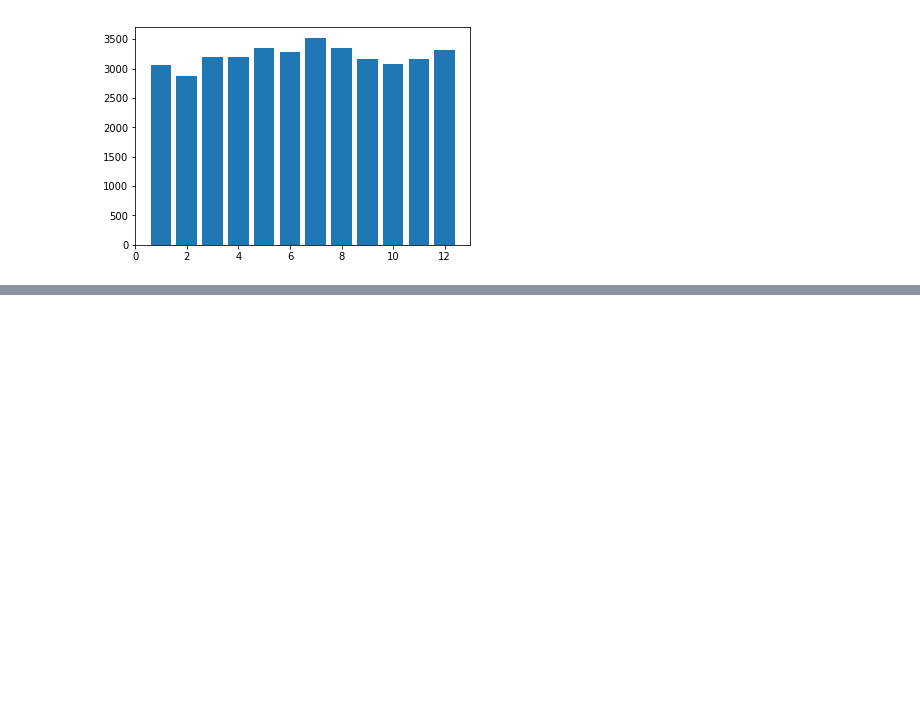
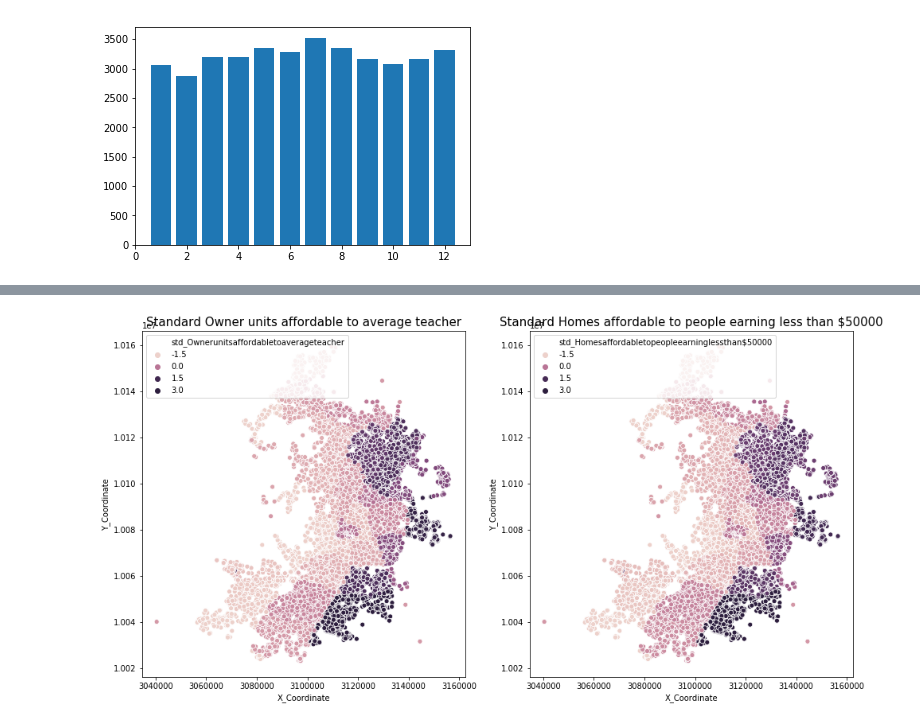
Before and after one commit to qiuxiao-chen/project-2, a Jupyter notebook: project2_anny.ipynb, the cells around one changed output, grey strips where cells are left out. Cells and saved outputs as stored; diff of their text form; code cells hidden in the pictures; blank space fills up the shorter version.

Commit message:
add some figures

```diff
--- a/project2_anny.ipynb
+++ b/project2_anny.ipynb
@@ -194,0 +210,14 @@ plt.bar(range(1,13),group_month['Key'])
+# %%
+display(crime.corr()['Ownerunitsaffordabletoaverageteacher'].sort_values(ascending=False))
+
+
+# Standardize Ownerunitsaffordabletoaverageteacher
+mean = crime['Ownerunitsaffordabletoaverageteacher'].mean()
+std_dev = crime['Ownerunitsaffordabletoaverageteacher'].std()
+crime['std_Ownerunitsaffordabletoaverageteacher'] = (crime['Ownerunitsaffordabletoaverageteacher'] - mean) / std_dev
+
+
+# Standardize Homesaffordabletopeopleearninglessthan$50000
+mean = crime['Homesaffordabletopeopleearninglessthan$50000'].mean()
+std_dev = crime['Homesaffordabletopeopleearninglessthan$50000'].std()
+crime['std_Homesaffordabletopeopleearninglessthan$50000'] = (crime['Homesaffordabletopeopleearninglessthan$50000'] - mean) / std_dev
@@ -194,0 +242,18 @@ plt.bar(range(1,13),group_month['Key'])
+# %%
+# Scatter plot of crime location
+# plt.figure(figsize=(16, 16))
+plt.figure(figsize=(16, 8))
+# plt.suptitle('Geographic Distribution of Crime', fontsize=20)
+#sns.scatterplot(x='X_Coordinate', y='Y_Coordinate', hue='Highest_NIBRS_UCR_Offense_Description', data=df, ax=plt.subplot(221)).legend(loc='upper left')
+#sns.scatterplot(x='X_Coordinate', y='Y_Coordinate', hue='Clearance_Status', data=df, ax=plt.subplot(222)).legend(loc='upper left')
+ax1 = sns.scatterplot(x='X_Coordinate', y='Y_Coordinate', hue='std_Ownerunitsaffordabletoaverageteacher', data=crime, ax=plt.subplot(121))
+ax1.set_title('Standard Owner units affordable to average teacher', fontdict={'fontsize': 15})
+ax1.legend(loc='upper left')
+ax2 = sns.scatterplot(x='X_Coordinate', y='Y_Coordinate', hue='std_Homesaffordabletopeopleearninglessthan$50000', data=crime, ax=plt.subplot(122))
+ax2.set_title('Standard Homes affordable to people earning less than $50000', fontdict={'fontsize': 15})
+ax2.legend(loc='upper left')
+
+# plt.savefig('imgs/teacher50000.png')
+plt.show()
+# %% [output]
+[figure, added]
```
Also changed, not shown: parts of 2 cells of this notebook.
